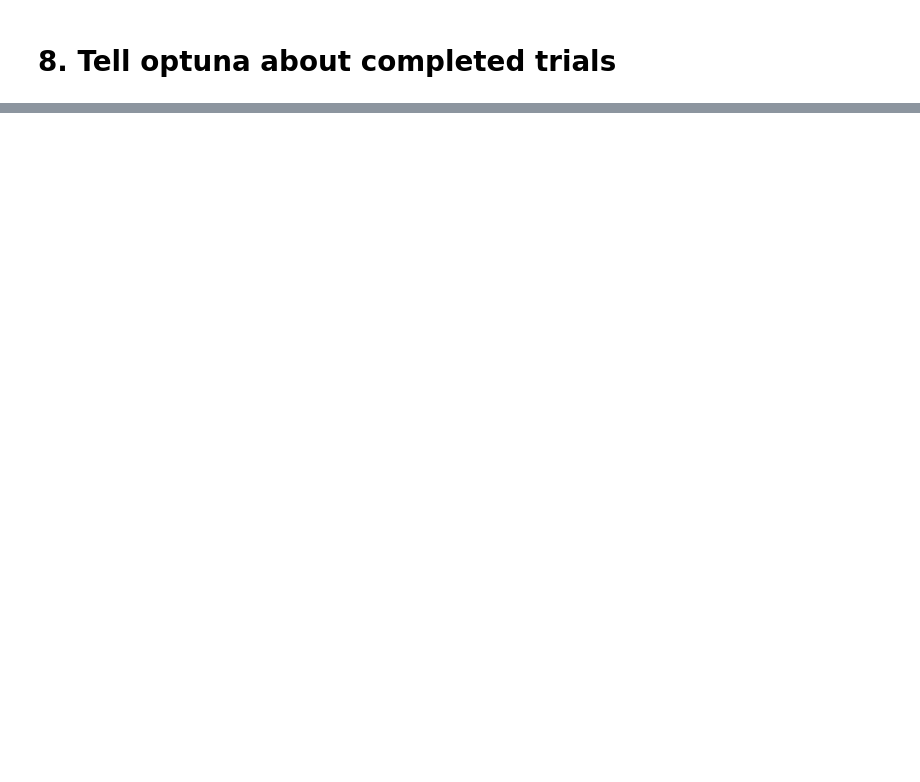
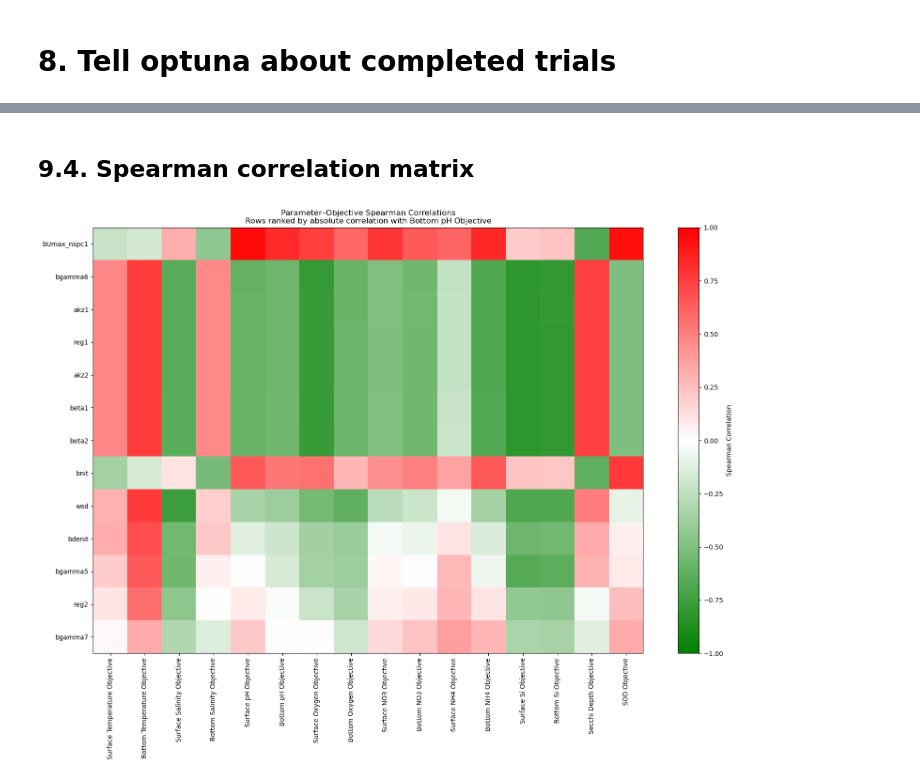
Before and after one commit to abby-baskind/tuning, a Jupyter notebook: CandidateParameterSets.ipynb, the cells around one changed output, grey strips where cells are left out. Saved outputs shown, nothing was run; the diff lists cells and outputs as text; code cells hidden in the pictures; blank space fills up the shorter version.

```diff
--- a/CandidateParameterSets.ipynb
+++ b/CandidateParameterSets.ipynb
@@ -1857,0 +2049,79 @@ completed[
+# %% [markdown]
+## 9.4. Spearman correlation matrix
+# %%
+# --------------------------------
+# Spearman correlation matrix
+# --------------------------------
+
+objective_parameter_corr = pd.DataFrame(
+    index=active_parameters,
+    columns=active_objective_cols,
+    dtype=float
+)
+
+for parameter in active_parameters:
+    for objective in active_objective_cols:
+
+        objective_parameter_corr.loc[parameter, objective] = (
+            DF_optuna[[parameter, objective]]
+            .corr(method="spearman")
+            .iloc[0, 1]
+        )
+
+from matplotlib.colors import LinearSegmentedColormap
+
+# --------------------------------
+# Sort parameters by Bottom pH importance
+# --------------------------------
+
+rank_objective = "Bottom pH Objective"
+
+objective_parameter_corr_heatmap = (
+    objective_parameter_corr
+    .loc[
+        objective_parameter_corr[rank_objective]
+        .abs()
+        .sort_values(ascending=False)
+        .index
+    ]
+)
+
+# --------------------------------
+# Custom colormap:
+# green = improvement when parameter increases
+# red   = worsening when parameter increases
+# --------------------------------
+
+green_red_cmap = LinearSegmentedColormap.from_list(
+    "green_white_red",
+    ["green", "white", "red"]
+)
+
+# --------------------------------
+# Plot heatmap
+# --------------------------------
+
+plt.figure(figsize=(16, 12))
+
+plt.imshow(objective_parameter_corr_heatmap,
+           aspect="auto",
+           vmin=-1,
+           vmax=1,
+           cmap=green_red_cmap)
+
+plt.colorbar(label="Spearman Correlation")
+
+plt.xticks(range(len(objective_parameter_corr_heatmap.columns)),
+           objective_parameter_corr_heatmap.columns,
+           rotation=90)
+
+plt.yticks(range(len(objective_parameter_corr_heatmap.index)),
+           objective_parameter_corr_heatmap.index)
+
+plt.title("Parameter–Objective Spearman Correlations\n"
+          f"Rows ranked by absolute correlation with {rank_objective}")
+
+plt.tight_layout()
+plt.show()
+# %% [output]
+[figure, added]
```
Also changed, not shown: parts of 45 cells of this notebook.
